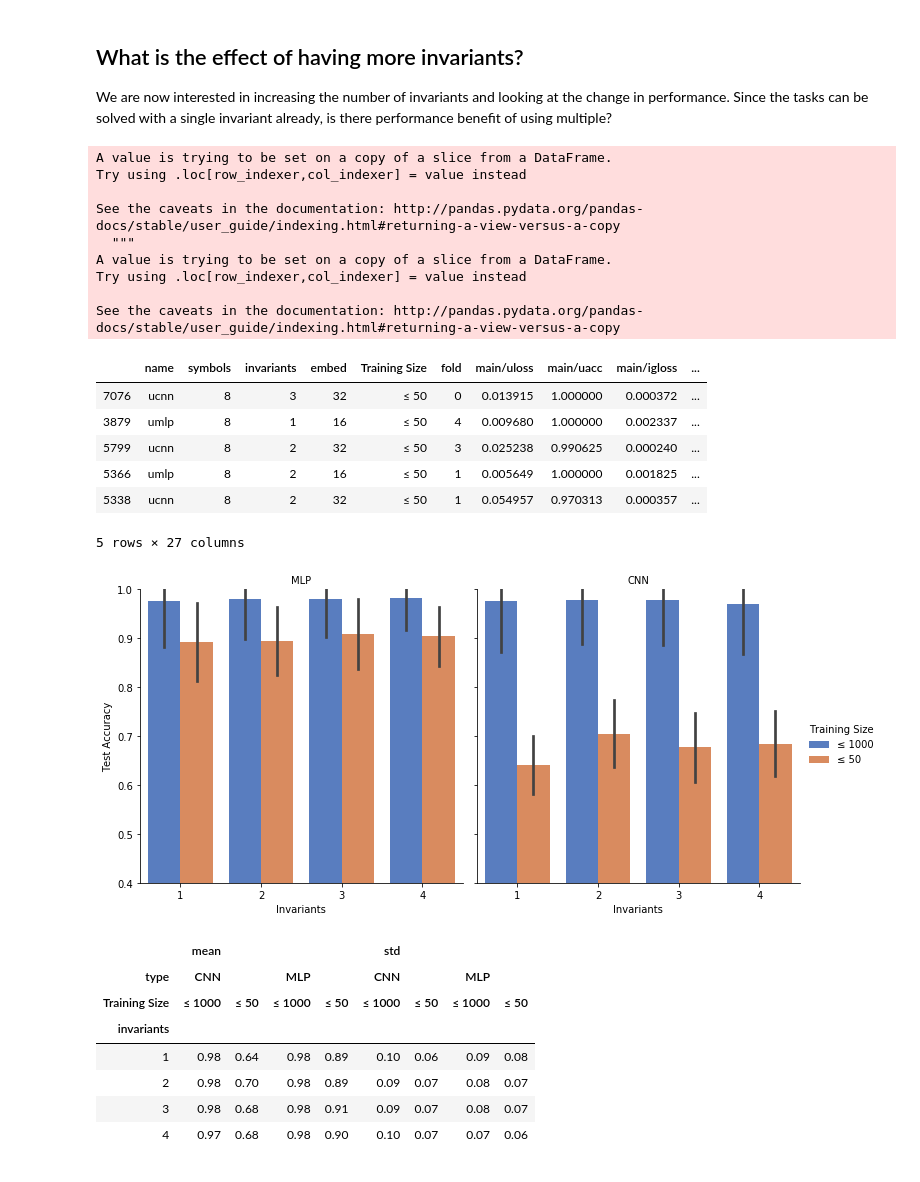
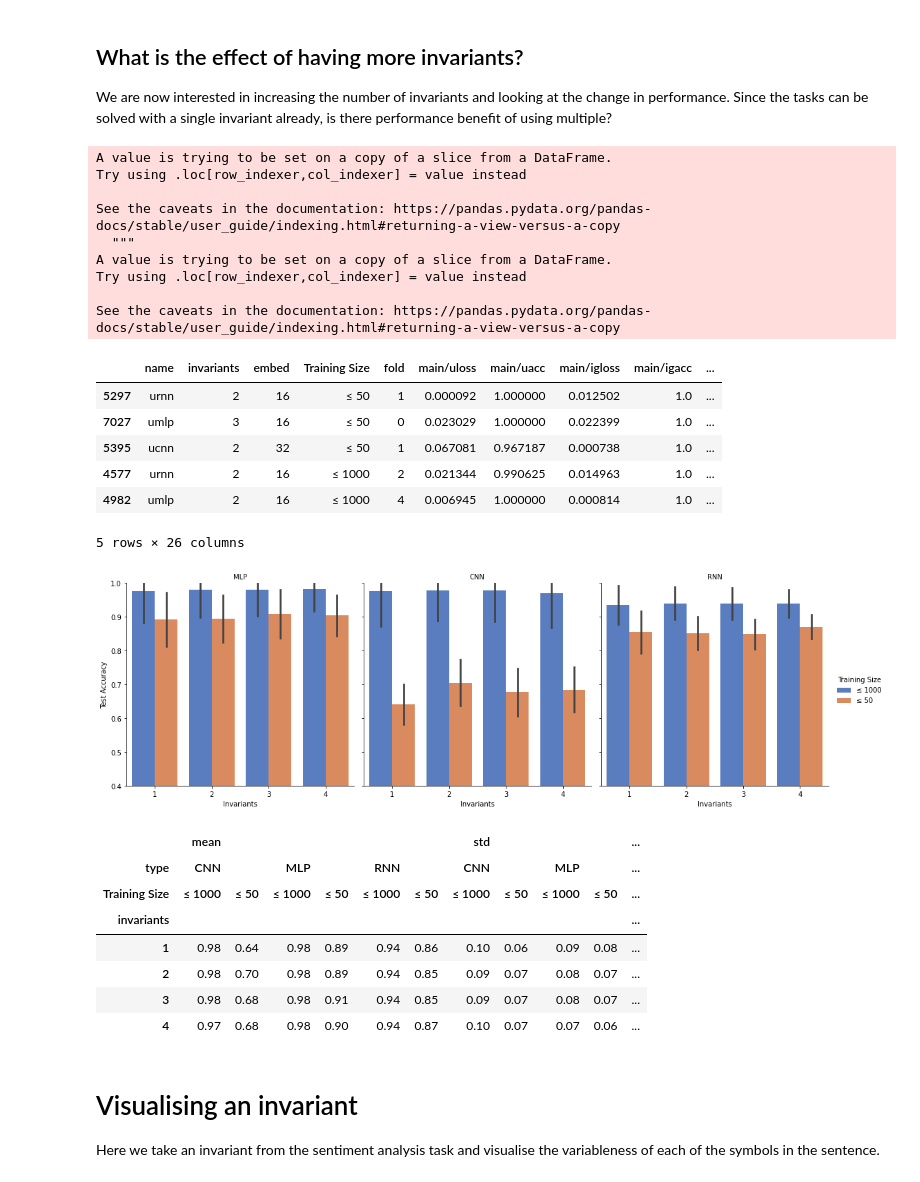
Before and after one commit to nuric/softuni, a Jupyter notebook: analyse_umlp_ucnn.ipynb, the cells around one changed output. Saved outputs shown, nothing was run; the diff lists cells and outputs as text; code cells hidden in the pictures.

```diff
--- a/analyse_umlp_ucnn.ipynb
+++ b/analyse_umlp_ucnn.ipynb
@@ -18,9 +18,12 @@ done
 # Load respective data
 df_umlp = pd.read_csv("umlp_results.csv")
 # UMLP has an extra length column which is fixed and we don't need
-del df_umlp['length']
+df_umlp = df_umlp.drop(columns=['length', 'symbols'])
 df_ucnn = pd.read_csv("ucnn_results.csv")
-df = pd.concat([df_umlp, df_ucnn])
+df_ucnn = df_ucnn.drop(columns=['symbols'])
+df_urnn = pd.read_csv("urnn_results.csv")
+df_urnn = df_urnn.drop(columns=['length'])
+df = pd.concat([df_umlp, df_ucnn, df_urnn])
 
 # The dataframe contain the training results at each iteration with experiment details
 df.sample(5)
@@ -35,7 +38,7 @@ df.sample(5)
 # %%
 # We'll create some extra computed columns for convenience
 df['unification'] = ~df['name'].str.contains('base', regex=False) # Do we have unification enabled?
-df['type'] = np.where(df['name'].str.contains('cnn'), 'cnn', 'mlp') # What network type is this?
+df['type'] = df['name'].apply(lambda s: s[-3:]) # What network type is this?
 df['test/acc'] = df['test/main/uacc'].where(df.unification, df['test/main/oacc']) # Which test accuracy to pick?
 df['test/er'] = 1-df['test/acc'] # Test error rate
 df.sample(5)
@@ -101,30 +105,30 @@ We are now interested in increasing the number of invariants and looking at the
 # %%
 # Let's take only the unification cases
 dfu = df[df.unification]
 
 # Fix column names etc. for plotting
 dfu['type'] = dfu['type'].str.upper()
-dfu['tsize'] = np.where(dfu.tsize == 0, '≤ 1000', '≤ 50')
+dfu['tsize'] = np.where((dfu.tsize == 0) | (dfu.tsize == 1000), '≤ 1000', '≤ 50')
 dfu = dfu.rename(columns={'tsize': 'Training Size'})
 
 dfu.sample(5)
 # %% [output]
 A value is trying to be set on a copy of a slice from a DataFrame.
 Try using .loc[row_indexer,col_indexer] = value instead
 
-See the caveats in the documentation: http://pandas.pydata.org/pandas-docs/stable/user_guide/indexing.html#returning-a-view-versus-a-copy
+See the caveats in the documentation: https://pandas.pydata.org/pandas-docs/stable/user_guide/indexing.html#returning-a-view-versus-a-copy
   """
 A value is trying to be set on a copy of a slice from a DataFrame.
 Try using .loc[row_indexer,col_indexer] = value instead
 
-See the caveats in the documentation: http://pandas.pydata.org/pandas-docs/stable/user_guide/indexing.html#returning-a-view-versus-a-copy
+See the caveats in the documentation: https://pandas.pydata.org/pandas-docs/stable/user_guide/indexing.html#returning-a-view-versus-a-copy
-|  | name | symbols | invariants | embed | Training Size | fold | main/uloss | main/uacc | main/igloss | ... |
-| 7076 | ucnn | 8 | 3 | 32 | ≤ 50 | 0 | 0.013915 | 1.000000 | 0.000372 | ... |
-| 3879 | umlp | 8 | 1 | 16 | ≤ 50 | 4 | 0.009680 | 1.000000 | 0.002337 | ... |
-| 5799 | ucnn | 8 | 2 | 32 | ≤ 50 | 3 | 0.025238 | 0.990625 | 0.000240 | ... |
-| 5366 | umlp | 8 | 2 | 16 | ≤ 50 | 1 | 0.005649 | 1.000000 | 0.001825 | ... |
-| 5338 | ucnn | 8 | 2 | 32 | ≤ 50 | 1 | 0.054957 | 0.970313 | 0.000357 | ... |
+|  | name | invariants | embed | Training Size | fold | main/uloss | main/uacc | main/igloss | main/igacc | ... |
+| 5297 | urnn | 2 | 16 | ≤ 50 | 1 | 0.000092 | 1.000000 | 0.012502 | 1.0 | ... |
+| 7027 | umlp | 3 | 16 | ≤ 50 | 0 | 0.023029 | 1.000000 | 0.022399 | 1.0 | ... |
+| 5395 | ucnn | 2 | 32 | ≤ 50 | 1 | 0.067081 | 0.967187 | 0.000738 | 1.0 | ... |
+| 4577 | urnn | 2 | 16 | ≤ 1000 | 2 | 0.021344 | 0.990625 | 0.014963 | 1.0 | ... |
+| 4982 | umlp | 2 | 16 | ≤ 1000 | 4 | 0.006945 | 1.000000 | 0.000814 | 1.0 | ... |
-5 rows × 27 columns
+5 rows × 26 columns
 # %%
 # Plot the test accuracy
 g = sns.catplot(x='invariants', y='test/acc', hue='Training Size',
@@ -135,17 +139,20 @@ g.set_xlabels("Invariants")
 plt.ylim(0.4, 1.0)
 g.savefig("umlp_ucnn_invs_plot.pdf", bbox_inches='tight')
 # %% [output]
-[figure, old version]
+[figure, new version]
 # %%
 # And in tabular format
 pd.pivot_table(dfu, index='invariants', columns=['type', 'Training Size'],
                values='test/acc', aggfunc=[np.mean, np.std]).round(2)
 # %% [output]
-|  | mean |  |  |  | std |  |  |  |
-| type | CNN |  | MLP |  | CNN |  | MLP |  |
-| Training Size | ≤ 1000 | ≤ 50 | ≤ 1000 | ≤ 50 | ≤ 1000 | ≤ 50 | ≤ 1000 | ≤ 50 |
-| invariants |  |  |  |  |  |  |  |  |
-| 1 | 0.98 | 0.64 | 0.98 | 0.89 | 0.10 | 0.06 | 0.09 | 0.08 |
-| 2 | 0.98 | 0.70 | 0.98 | 0.89 | 0.09 | 0.07 | 0.08 | 0.07 |
-| 3 | 0.98 | 0.68 | 0.98 | 0.91 | 0.09 | 0.07 | 0.08 | 0.07 |
-| 4 | 0.97 | 0.68 | 0.98 | 0.90 | 0.10 | 0.07 | 0.07 | 0.06 |
+|  | mean |  |  |  |  |  | std |  |  |  | ... |
+| type | CNN |  | MLP |  | RNN |  | CNN |  | MLP |  | ... |
+| Training Size | ≤ 1000 | ≤ 50 | ≤ 1000 | ≤ 50 | ≤ 1000 | ≤ 50 | ≤ 1000 | ≤ 50 | ≤ 1000 | ≤ 50 | ... |
+| invariants |  |  |  |  |  |  |  |  |  |  | ... |
+| 1 | 0.98 | 0.64 | 0.98 | 0.89 | 0.94 | 0.86 | 0.10 | 0.06 | 0.09 | 0.08 | ... |
+| 2 | 0.98 | 0.70 | 0.98 | 0.89 | 0.94 | 0.85 | 0.09 | 0.07 | 0.08 | 0.07 | ... |
+| 3 | 0.98 | 0.68 | 0.98 | 0.91 | 0.94 | 0.85 | 0.09 | 0.07 | 0.08 | 0.07 | ... |
+| 4 | 0.97 | 0.68 | 0.98 | 0.90 | 0.94 | 0.87 | 0.10 | 0.07 | 0.07 | 0.06 | ... |
+# %% [markdown]
+# Visualising an invariant
+Here we take an invariant from the sentiment analysis task and visualise the variableness of each of the symbols in the sentence.
```
Also changed, not shown: parts of 7 cells of this notebook, 1 other file.
